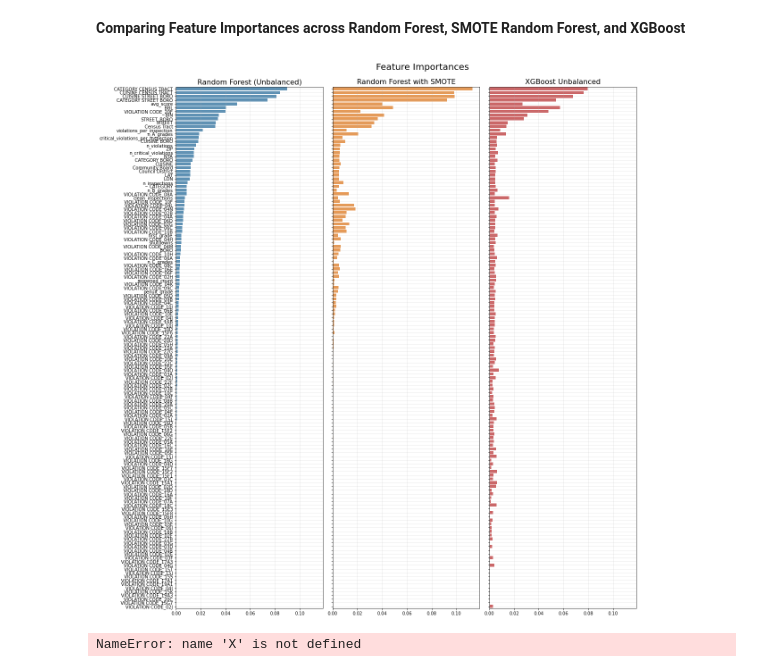
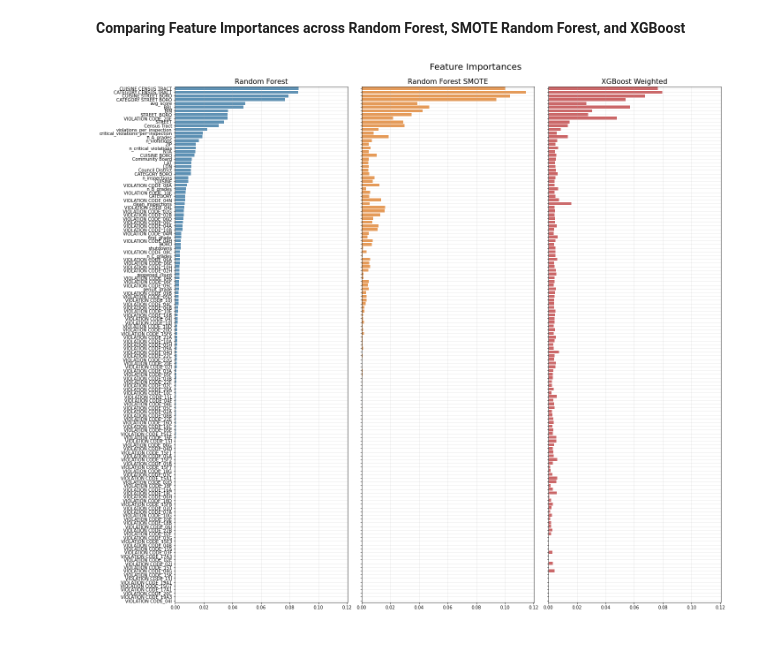
Before and after one commit to mraottth/API-222B, a Jupyter notebook: final_report_v2.ipynb, the cells around one changed output. Cells and saved outputs as stored; diff of their text form; code cells hidden in the pictures; blank space fills up the shorter version.

```diff
--- a/final_report_v2.ipynb
+++ b/final_report_v2.ipynb
@@ -1024,7 +991,7 @@ importances_xgb = pd.Series(xgb_weighted.feature_importances_, index=X_test.colu
 importances_rf_smote = pd.Series(rf_smote.feature_importances_, index=X_test_smote.columns).sort_values()
 
 # Plot as bars
-fig, ax = plt.subplots(ncols=3, nrows=1, figsize=(17,17), sharex=True)
+fig, ax = plt.subplots(ncols=3, nrows=1, figsize=(20,17), sharex=True)
 sns.barplot(
     data=importances_rf.reset_index().sort_values(by=0, ascending=False),
     x=0,
@@ -1037,76 +1004,34 @@ sns.barplot(
     data=importances_rf_smote[importances_rf.sort_values(ascending=False).index].reset_index(),
     x=0,
     y='index',
     ax=ax[1],
     color='tab:orange',
     alpha=0.8
 )
 sns.barplot(
     data=importances_xgb[importances_rf.sort_values(ascending=False).index].reset_index(),
     x=0,
     y='index',
     ax=ax[2],
     color='tab:red',
     alpha=0.8
 )
-ax[0].set_title('Random Forest (Unbalanced)', fontsize=16)
-ax[1].set_title('Random Forest with SMOTE', fontsize=16)
-ax[2].set_title('XGBoost Unbalanced', fontsize=16)
+ax[0].set_title('Random Forest', fontsize=16)
+ax[1].set_title('Random Forest SMOTE', fontsize=16)
+ax[2].set_title('XGBoost Weighted', fontsize=16)
 ax[0].set_xlabel(None)
 ax[1].set_xlabel(None)
 ax[2].set_xlabel(None)
 ax[0].set_ylabel(None)
 ax[1].set_ylabel(None)
 ax[2].set_ylabel(None)
 ax[0].grid(True, which='major', axis='both', alpha=0.3, zorder=0)
 ax[1].grid(True, which='major', axis='both', alpha=0.3, zorder=0)
 ax[2].grid(True, which='major', axis='both', alpha=0.3, zorder=0)
 ax[1].set_yticklabels(['']*len([item.get_text() for item in ax[1].get_yticklabels()]))
 ax[2].set_yticklabels(['']*len([item.get_text() for item in ax[1].get_yticklabels()]))
 plt.tight_layout()
 plt.suptitle('Feature Importances', y=1.02, x=0.6, fontsize=20)
 plt.show()
 # %% [output]
-[figure, old version]
+[figure, new version]
-# %%
-# Run 5 fold cross validation on XGBoost
-from sklearn.metrics import precision_recall_fscore_support, accuracy_score, f1_score
-from sklearn.model_selection import KFold
-
-cv = KFold(n_splits=5)
-
-r = []
-accuracy = []
-auc = []
-f1_macro = []
-for train_fold_index, val_fold_index in cv.split(X, y_bin):
-    # Get the training data
-    X_train_fold, y_train_fold = X.iloc[train_fold_index], y_bin.iloc[train_fold_index]
-    # Get the validation data
-    X_val_fold, y_val_fold = X.iloc[val_fold_index], y_bin.iloc[val_fold_index]
-
-    # Fit the model on the upsampled training data
-    model_obj = rf.fit(X_train_fold, y_train_fold)
-    # Score the model on the (non-upsampled) validation data
-    preds_kf = model_obj.predict(X_val_fold)
-    r.append(precision_recall_fscore_support(y_val_fold, preds_kf))
-    accuracy.append(accuracy_score(y_val_fold, preds_kf))
-    auc.append(roc_auc_score(y_val_fold, preds_kf))
-    f1_macro.append(f1_score(y_val_fold, preds_kf, average='macro'))
-a_precision = (r[0][0][0] + r[1][0][0] + r[2][0][0] + r[3][0][0] + r[4][0][0]) / 5
-a_recall = (r[0][1][0] + r[1][1][0] + r[2][1][0] + r[3][1][0] + r[4][1][0]) / 5
-a_f1 = (r[0][2][0] + r[1][2][0] + r[2][2][0] + r[3][2][0] + r[4][2][0]) / 5
-a_support = (r[0][3][0] + r[1][3][0] + r[2][3][0] + r[3][3][0] + r[4][3][0]) / 5
-
-bc_precision = (r[0][0][1] + r[1][0][1] + r[2][0][1] + r[3][0][1] + r[4][0][1]) / 5
-bc_recall = (r[0][1][1] + r[1][1][1] + r[2][1][1] + r[3][1][1] + r[4][1][1]) / 5
-bc_f1 = (r[0][2][1] + r[1][2][1] + r[2][2][1] + r[3][2][1] + r[4][2][1]) / 5
-bc_support = (r[0][3][1] + r[1][3][1] + r[2][3][1] + r[3][3][1] + r[4][3][1]) / 5
-
-print("A Precision, recall, f1, support: " + str(round(a_precision,3)), str(round(a_recall,3)), str(round(a_f1,3)), str(round(a_support,0)))
-print("B or C Precision, recall, f1, support: " + str(round(bc_precision,3)), str(round(bc_recall,3)), str(round(bc_f1,3)), str(round(bc_support,0)))
-print("Accuracy: " + str(round(np.mean(accuracy), 3)))
-print("ROC AUC: " + str(round(np.mean(auc), 3)))
-print("F1 Macro: " + str(round(np.mean(f1_macro), 3)))
-# %% [output]
-NameError: name 'X' is not defined
```
Also changed, not shown: parts of 16 cells of this notebook.
